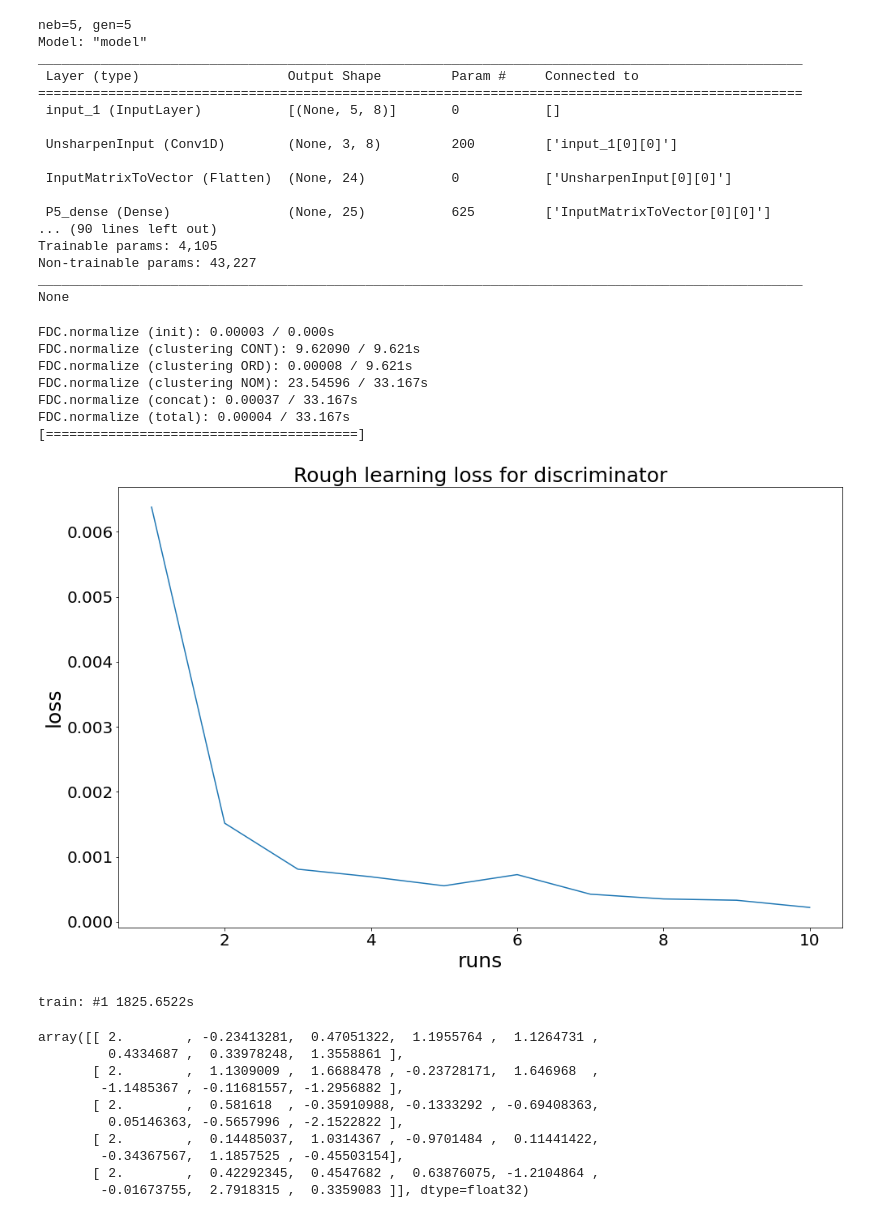
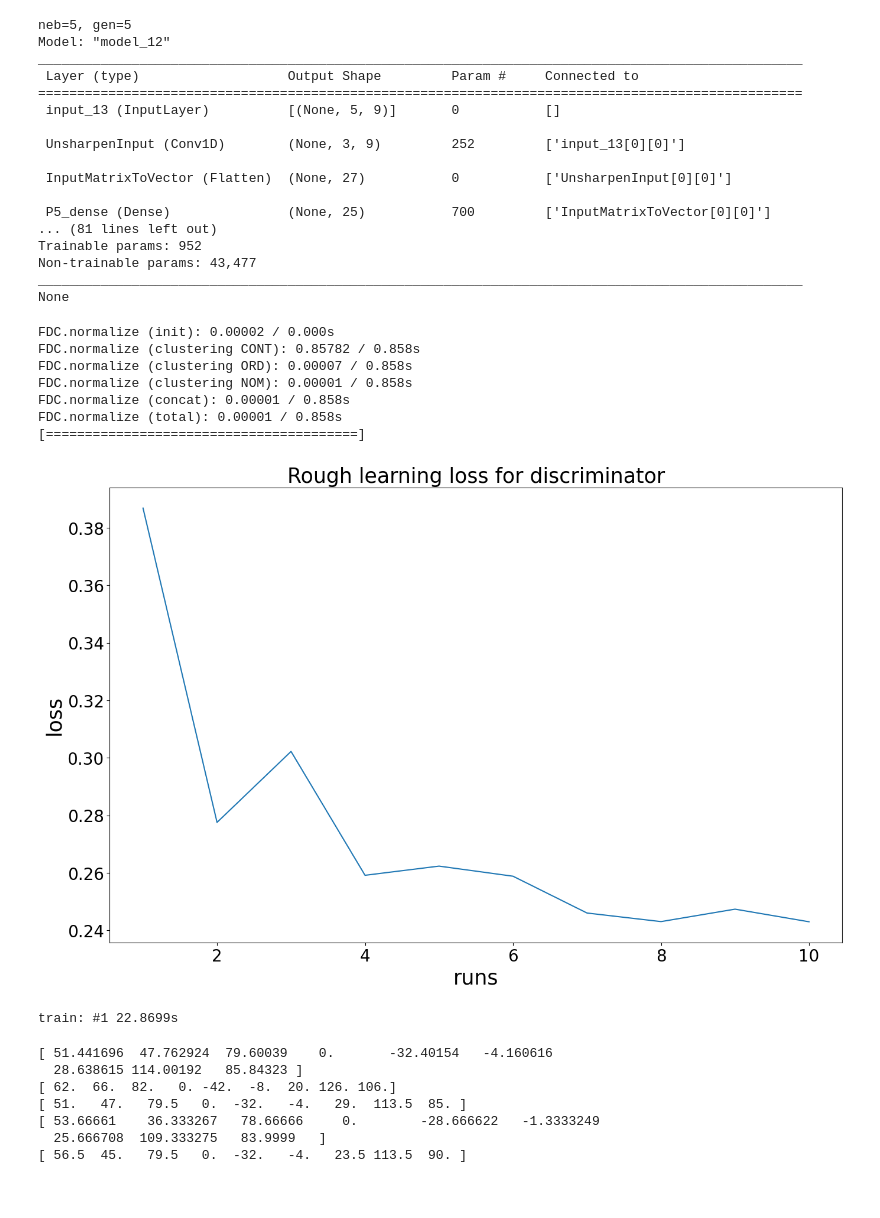
Before and after one commit to kristian10007/NextConvGeN, a Jupyter notebook: XConvGeN-Example.ipynb, the cells around one changed output. Saved outputs shown, nothing was run; the diff lists cells and outputs as text; code cells hidden in the pictures.

```diff
--- a/XConvGeN-Example.ipynb
+++ b/XConvGeN-Example.ipynb
@@ -7,5 +7,5 @@ from fdc.fdc import FDC
 import numpy as np
 import tensorflow as tf
 # %%
-data = loadDataset(testSets[0])
+data = loadDataset(testSets[9])
 # %% [output]
@@ -19,61 +37,63 @@ print((len(data.data), len(data.data0), len(data.data1)))
 # %%
 fdc = FDC()
-fdc.nom_list = [0]
-fdc.cont_list = list(range(data.data0.shape[1]))[1:]
+#fdc.nom_list = [0]
+#fdc.cont_list = list(range(data.data0.shape[1]))[1:]
+#fdc.nom_list = [1,2,3,4,5,6,7,8,9,10,11,12,13,15,17,19,21,23]
+#fdc.ord_list = [0,14,16,18,20,22,24]
+#fdc.cont_list = None
+fdc.cont_list = list(range(data.data0.shape[1]))
 # %%
-config = GeneratorConfig(n_feat=data.data0.shape[1], neb=5, genAddNoise=True)
+config = GeneratorConfig(n_feat=data.data0.shape[1], neb=5, genAddNoise=False)
 gen = XConvGeN(config=config, fdc=fdc, debug=True)
 # %%
 gen.reset(data.data)
 # %% [output]
 neb=5, gen=5
-Model: "model"
+Model: "model_12"
 __________________________________________________________________________________________________
  Layer (type)                   Output Shape         Param #     Connected to
 ==================================================================================================
- input_1 (InputLayer)           [(None, 5, 8)]       0           []
+ input_13 (InputLayer)          [(None, 5, 9)]       0           []
 
- UnsharpenInput (Conv1D)        (None, 3, 8)         200         ['input_1[0][0]']
+ UnsharpenInput (Conv1D)        (None, 3, 9)         252         ['input_13[0][0]']
 
- InputMatrixToVector (Flatten)  (None, 24)           0           ['UnsharpenInput[0][0]']
+ InputMatrixToVector (Flatten)  (None, 27)           0           ['UnsharpenInput[0][0]']
 
- P5_dense (Dense)               (None, 25)           625         ['InputMatrixToVector[0][0]']
-... (90 lines left out)
-Trainable params: 4,105
-Non-trainable params: 43,227
+ P5_dense (Dense)               (None, 25)           700         ['InputMatrixToVector[0][0]']
+... (81 lines left out)
+Trainable params: 952
+Non-trainable params: 43,477
 __________________________________________________________________________________________________
 None
 # %%
 t = timing("train")
 t.start()
-gen.train(data.data)
+gen.train(data.data1)
 t.stop()
 print(t)
 
 # train: #1 225.9655s
 # %% [output]
-FDC.normalize (init): 0.00003 / 0.000s
-FDC.normalize (clustering CONT): 9.62090 / 9.621s
-FDC.normalize (clustering ORD): 0.00008 / 9.621s
-FDC.normalize (clustering NOM): 23.54596 / 33.167s
-FDC.normalize (concat): 0.00037 / 33.167s
-FDC.normalize (total): 0.00004 / 33.167s
+FDC.normalize (init): 0.00002 / 0.000s
+FDC.normalize (clustering CONT): 0.85782 / 0.858s
+FDC.normalize (clustering ORD): 0.00007 / 0.858s
+FDC.normalize (clustering NOM): 0.00001 / 0.858s
+FDC.normalize (concat): 0.00001 / 0.858s
+FDC.normalize (total): 0.00001 / 0.858s
 [========================================]
-[figure, old version]
+[figure, new version]
-train: #1 1825.6522s
+train: #1 22.8699s
 # %%
 syntheticPoints = gen.generateData(data.data1.shape[0])
 # %%
-syntheticPoints[:5]
+for x in syntheticPoints[:5]:
+    print(x)
 # %% [output]
-array([[ 2.        , -0.23413281,  0.47051322,  1.1955764 ,  1.1264731 ,
-         0.4334687 ,  0.33978248,  1.3558861 ],
-       [ 2.        ,  1.1309009 ,  1.6688478 , -0.23728171,  1.646968  ,
-        -1.1485367 , -0.11681557, -1.2956882 ],
-       [ 2.        ,  0.581618  , -0.35910988, -0.1333292 , -0.69408363,
-         0.05146363, -0.5657996 , -2.1522822 ],
-       [ 2.        ,  0.14485037,  1.0314367 , -0.9701484 ,  0.11441422,
-        -0.34367567,  1.1857525 , -0.45503154],
-       [ 2.        ,  0.42292345,  0.4547682 ,  0.63876075, -1.2104864 ,
-        -0.01673755,  2.7918315 ,  0.3359083 ]], dtype=float32)
+[ 51.441696  47.762924  79.60039    0.       -32.40154   -4.160616
+  28.638615 114.00192   85.84323 ]
+[ 62.  66.  82.   0. -42.  -8.  20. 126. 106.]
+[ 51.   47.   79.5   0.  -32.   -4.   29.  113.5  85. ]
+[ 53.66661    36.333267   78.66666     0.        -28.666622   -1.3333249
+  25.666708  109.333275   83.9999   ]
+[ 56.5  45.   79.5   0.  -32.   -4.   23.5 113.5  90. ]
 # %%
```
Also changed, not shown: parts of 9 cells of this notebook, 2 other files.
